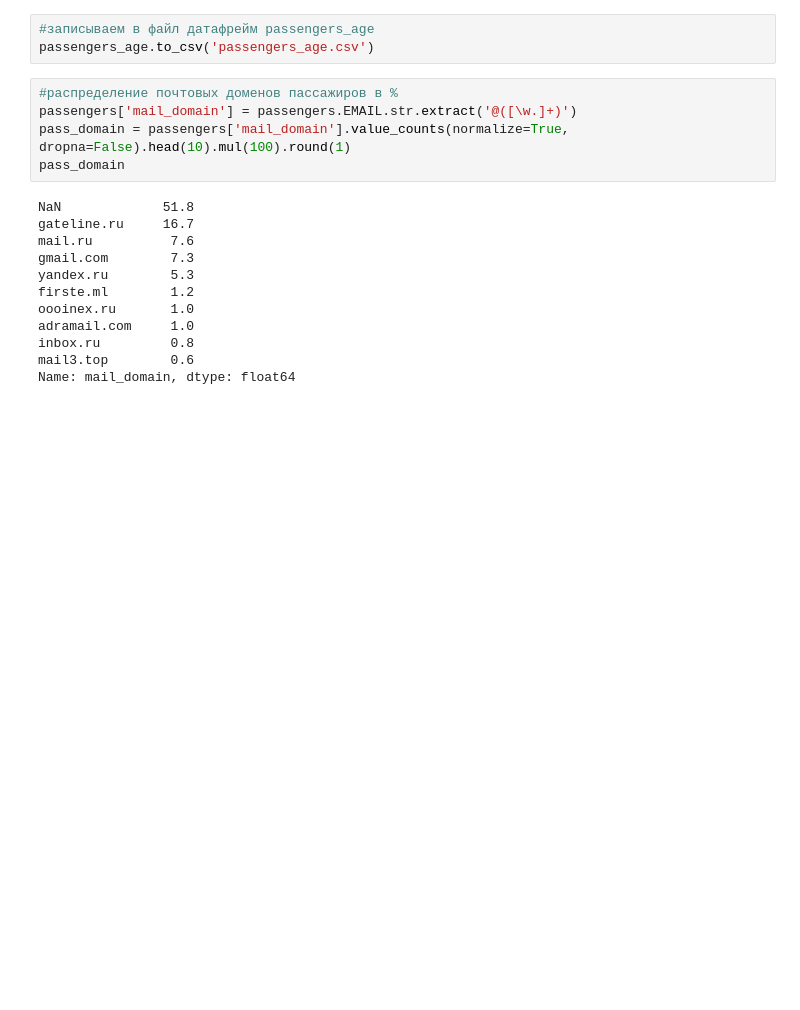
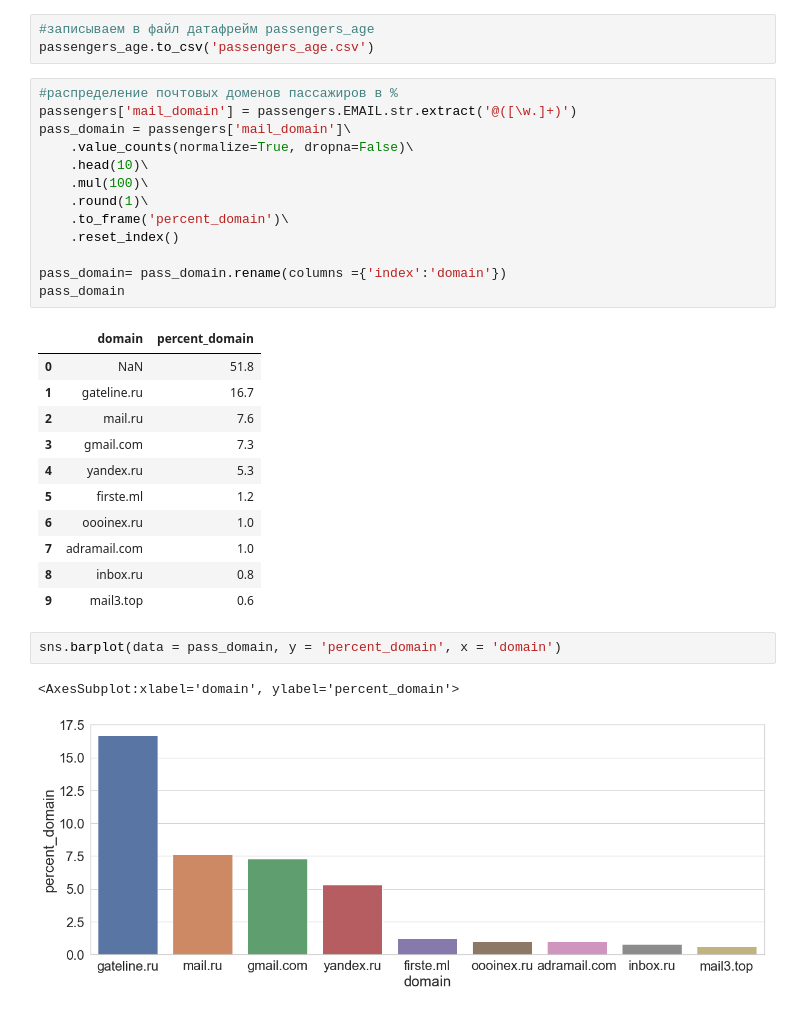
Before and after one commit to EHarsh/Data_analyst_example, a Jupyter notebook: passengers.ipynb, the cells around one changed output. Saved outputs shown, nothing was run; the diff lists cells and outputs as text; blank space fills up the shorter version.

Commit message:
add barplot pass_domain

```diff
--- a/passengers.ipynb
+++ b/passengers.ipynb
@@ -104,17 +101,30 @@ passengers_age.to_csv('passengers_age.csv')
 # %%
 #распределение почтовых доменов пассажиров в %
 passengers['mail_domain'] = passengers.EMAIL.str.extract('@([\w.]+)')
-pass_domain = passengers['mail_domain'].value_counts(normalize=True, dropna=False).head(10).mul(100).round(1)
+pass_domain = passengers['mail_domain']\
+    .value_counts(normalize=True, dropna=False)\
+    .head(10)\
+    .mul(100)\
+    .round(1)\
+    .to_frame('percent_domain')\
+    .reset_index()
+
+pass_domain= pass_domain.rename(columns ={'index':'domain'})
 pass_domain
 # %% [output]
-NaN             51.8
-gateline.ru     16.7
-mail.ru          7.6
-gmail.com        7.3
-yandex.ru        5.3
-firste.ml        1.2
-oooinex.ru       1.0
-adramail.com     1.0
-inbox.ru         0.8
-mail3.top        0.6
-Name: mail_domain, dtype: float64
+|  | domain | percent_domain |
+| 0 | NaN | 51.8 |
+| 1 | gateline.ru | 16.7 |
+| 2 | mail.ru | 7.6 |
+| 3 | gmail.com | 7.3 |
+| 4 | yandex.ru | 5.3 |
+| 5 | firste.ml | 1.2 |
+| 6 | oooinex.ru | 1.0 |
+| 7 | adramail.com | 1.0 |
+| 8 | inbox.ru | 0.8 |
+| 9 | mail3.top | 0.6 |
+# %%
+sns.barplot(data = pass_domain, y = 'percent_domain', x = 'domain')
+# %% [output]
+<AxesSubplot:xlabel='domain', ylabel='percent_domain'>
+[figure, added]
```
Also changed, not shown: parts of 4 cells of this notebook.
